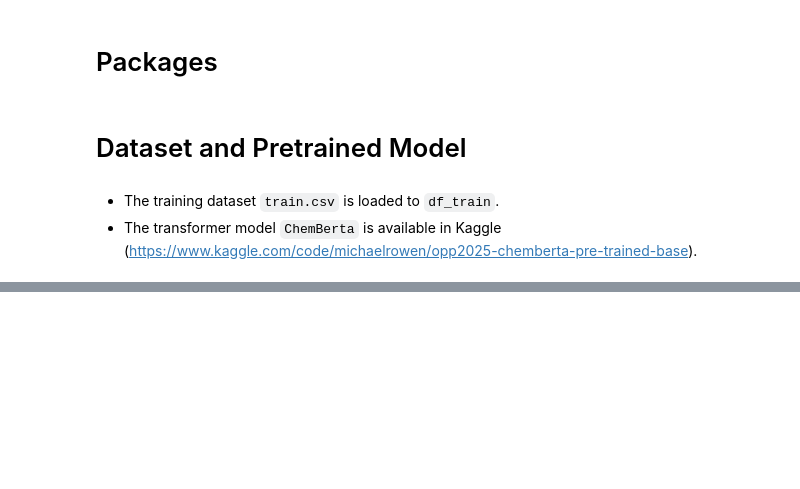
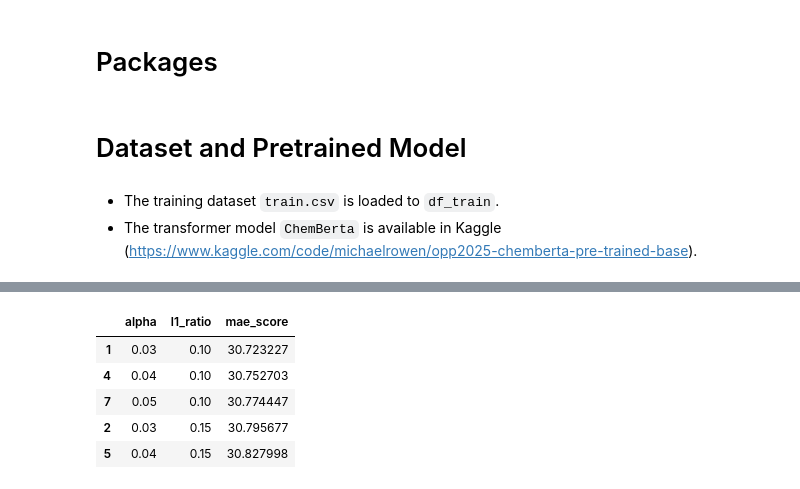
Before and after one commit to andyc1997/Melting-Point-Estimation-with-ChemBert, a Jupyter notebook: melting-pointing-prediction-with-chembert.ipynb, the cells around one changed output, grey strips where cells are left out. Cells and saved outputs as stored; diff of their text form; code cells hidden in the pictures; blank space fills up the shorter version.

```diff
--- a/melting-pointing-prediction-with-chembert.ipynb
+++ b/melting-pointing-prediction-with-chembert.ipynb
@@ -257,0 +279,22 @@ df_out.to_csv('./submission.csv', index=False)
+# %%
+# Dataset for sklearn - Training set
+df_ttl_train = pd.concat([
+    df_train.reset_index(drop=True),
+    embeddings_train,
+    molecular_features_train
+], axis=1)
+y_train = df_ttl_train['TmS']
+# X_train = df_ttl_train.drop(df_train.columns, axis=1)
+X_train = df_ttl_train.drop(['id', 'Tm', 'TmS', 'SMILES'], axis=1)
+X_train.columns = [str(colname) for colname in X_train.columns]
+
+# Dataset for sklearn - Validation set
+df_ttl_val = pd.concat([
+    df_val.reset_index(drop=True),
+    embeddings_val,
+    molecular_features_val
+], axis=1)
+y_val = df_ttl_val['TmS']
+# X_val = df_ttl_val.drop(df_val.columns, axis=1)
+X_val = df_ttl_val.drop(['id', 'Tm', 'TmS', 'SMILES'], axis=1)
+X_val.columns = [str(colname) for colname in X_val.columns]
@@ -257,0 +303,30 @@ df_out.to_csv('./submission.csv', index=False)
+# %%
+# Define hyperparameter grid for optimization
+param_grid = {
+    'alpha' : [0.03, 0.04, 0.05, 0.1, 0.5],
+    'l1_ratio': [0.5, 0.1, 0.15]
+}
+mae_scores = []
+
+for alpha in param_grid['alpha']:
+    for l1_ratio in param_grid['l1_ratio']:
+        # Training step
+        model = ElasticNet(random_state=seed, alpha=alpha, l1_ratio=l1_ratio)
+        model.fit(X_train, y_train)
+
+        # Evaluation step
+        y_pred = model.predict(X_val)
+        mae_score = mean_absolute_error(y_val, y_pred) * std
+        mae_scores.append([alpha, l1_ratio, mae_score])
+
+df_downstream = pd.DataFrame(mae_scores, columns=['alpha', 'l1_ratio', 'mae_score'])
+# %%
+df_downstream.sort_values(by='mae_score', inplace=True)
+df_downstream.head()
+# %% [output]
+|  | alpha | l1_ratio | mae_score |
+| 1 | 0.03 | 0.10 | 30.723227 |
+| 4 | 0.04 | 0.10 | 30.752703 |
+| 7 | 0.05 | 0.10 | 30.774447 |
+| 2 | 0.03 | 0.15 | 30.795677 |
+| 5 | 0.04 | 0.15 | 30.827998 |
```
Also changed, not shown: parts of 49 cells of this notebook.
